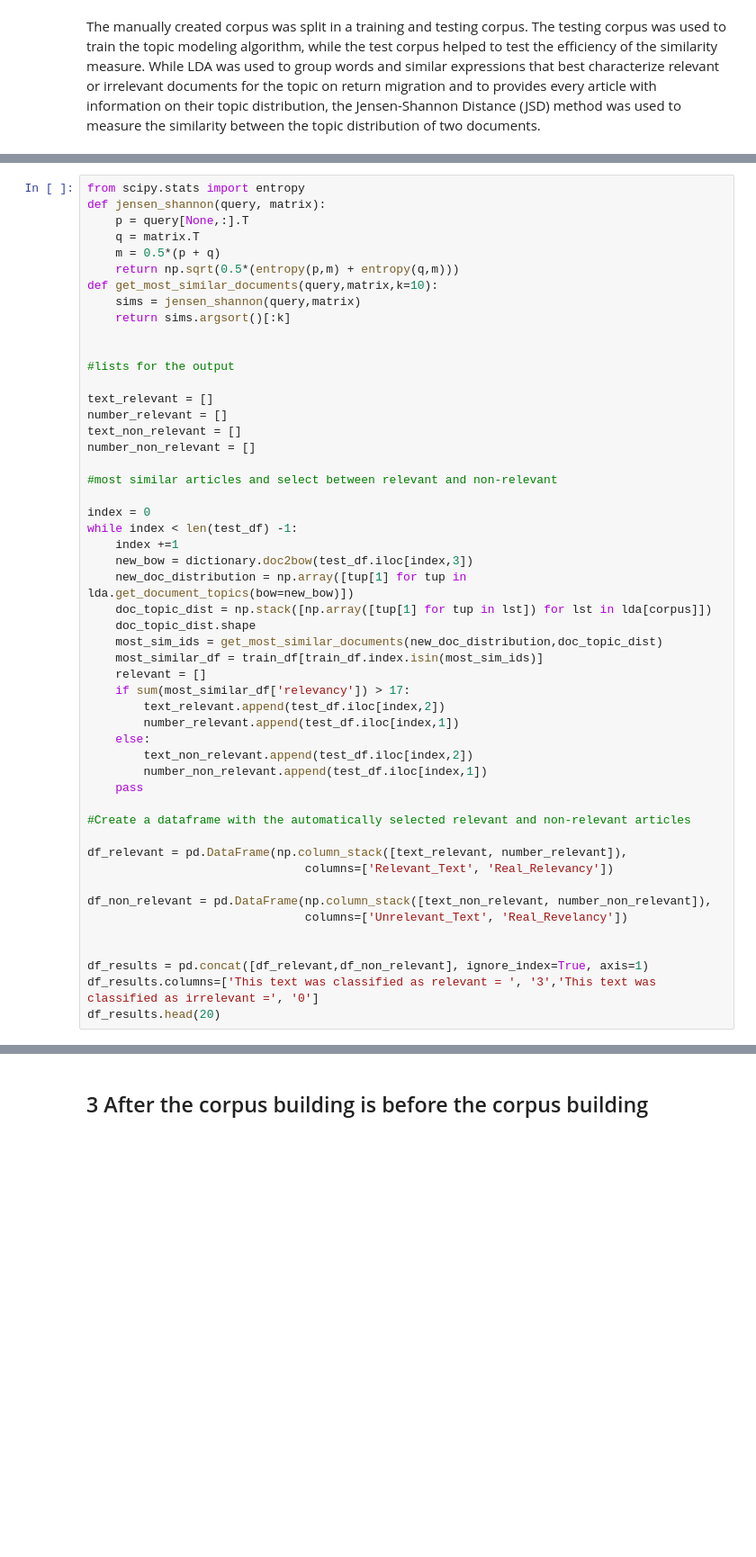
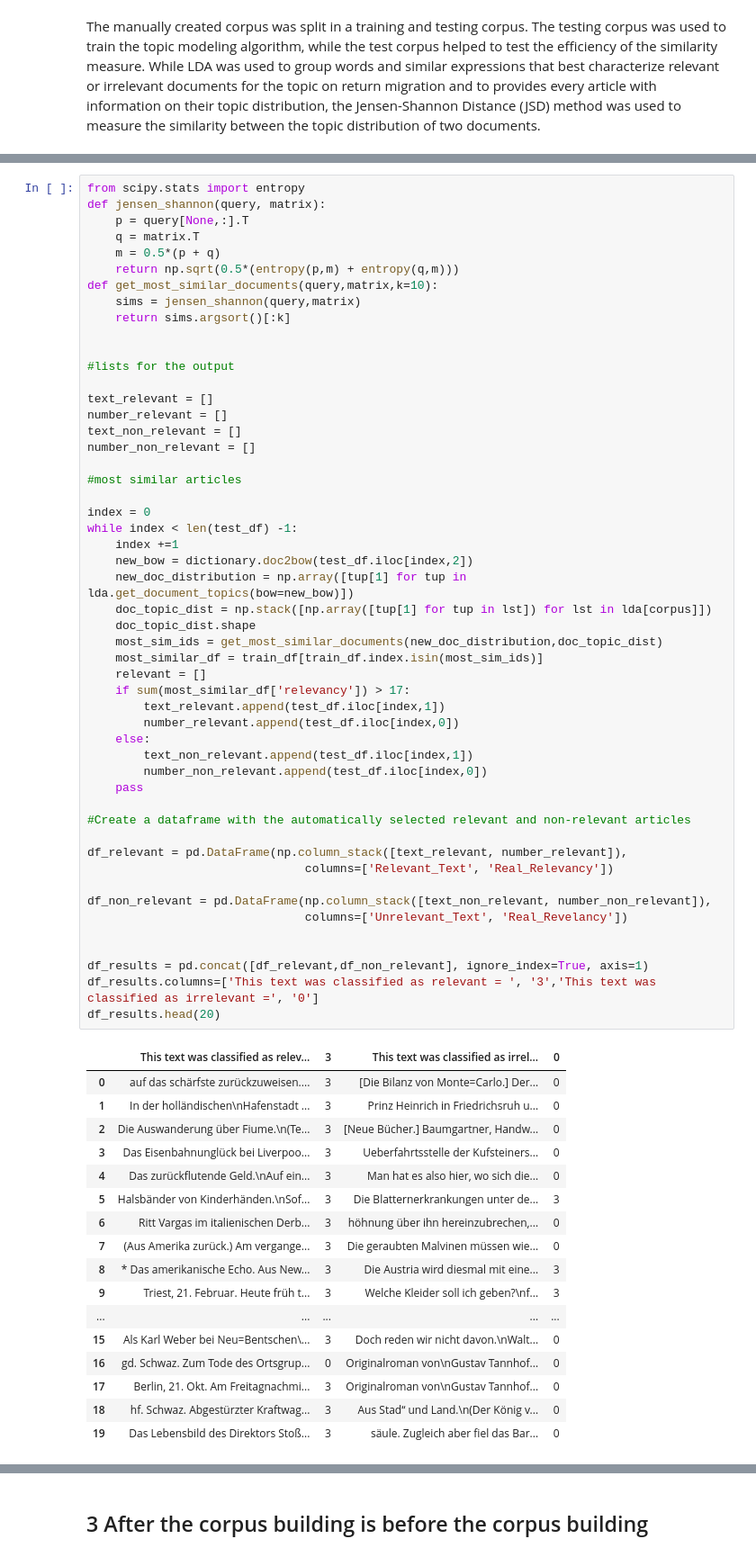
Before and after one commit to soberbichler/Topic-specific-corpus-building_OberbichlerPfanzelter, a Jupyter notebook: news_article_similarity_remigration_notebook.ipynb, the cells around one changed output, grey strips where cells are left out. Shown at 90% size. Saved outputs shown, nothing was run; the diff lists cells and outputs as text; blank space fills up the shorter version.

```diff
--- a/news_article_similarity_remigration_notebook.ipynb
+++ b/news_article_similarity_remigration_notebook.ipynb
@@ -322,36 +333,54 @@ text_relevant = []
 number_relevant = []
 text_non_relevant = []
 number_non_relevant = []
 
-#most similar articles and select between relevant and non-relevant
+#most similar articles
 
 index = 0
 while index < len(test_df) -1:
     index +=1
-    new_bow = dictionary.doc2bow(test_df.iloc[index,3])
+    new_bow = dictionary.doc2bow(test_df.iloc[index,2])
     new_doc_distribution = np.array([tup[1] for tup in lda.get_document_topics(bow=new_bow)])
     doc_topic_dist = np.stack([np.array([tup[1] for tup in lst]) for lst in lda[corpus]])
     doc_topic_dist.shape
     most_sim_ids = get_most_similar_documents(new_doc_distribution,doc_topic_dist)
     most_similar_df = train_df[train_df.index.isin(most_sim_ids)]
     relevant = []
     if sum(most_similar_df['relevancy']) > 17:
-        text_relevant.append(test_df.iloc[index,2])
-        number_relevant.append(test_df.iloc[index,1])
+        text_relevant.append(test_df.iloc[index,1])
+        number_relevant.append(test_df.iloc[index,0])
     else:
-        text_non_relevant.append(test_df.iloc[index,2])
-        number_non_relevant.append(test_df.iloc[index,1])
+        text_non_relevant.append(test_df.iloc[index,1])
+        number_non_relevant.append(test_df.iloc[index,0])
     pass
 
 #Create a dataframe with the automatically selected relevant and non-relevant articles
 
 df_relevant = pd.DataFrame(np.column_stack([text_relevant, number_relevant]),
                                columns=['Relevant_Text', 'Real_Relevancy'])
 
 df_non_relevant = pd.DataFrame(np.column_stack([text_non_relevant, number_non_relevant]),
                                columns=['Unrelevant_Text', 'Real_Revelancy'])
 
 
 df_results = pd.concat([df_relevant,df_non_relevant], ignore_index=True, axis=1)
 df_results.columns=['This text was classified as relevant = ', '3','This text was classified as irrelevant =', '0']
 df_results.head(20)
+# %% [output]
+|  | This text was classified as relev... | 3 | This text was classified as irrel... | 0 |
+| 0 | auf das schärfste zurückzuweisen.... | 3 | [Die Bilanz von Monte=Carlo.] Der... | 0 |
+| 1 | In der holländischen\nHafenstadt ... | 3 | Prinz Heinrich in Friedrichsruh u... | 0 |
+| 2 | Die Auswanderung über Fiume.\n(Te... | 3 | [Neue Bücher.] Baumgartner, Handw... | 0 |
+| 3 | Das Eisenbahnunglück bei Liverpoo... | 3 | Ueberfahrtsstelle der Kufsteiners... | 0 |
+| 4 | Das zurückflutende Geld.\nAuf ein... | 3 | Man hat es also hier, wo sich die... | 0 |
+| 5 | Halsbänder von Kinderhänden.\nSof... | 3 | Die Blatternerkrankungen unter de... | 3 |
+| 6 | Ritt Vargas im italienischen Derb... | 3 | höhnung über ihn hereinzubrechen,... | 0 |
+| 7 | (Aus Amerika zurück.) Am vergange... | 3 | Die geraubten Malvinen müssen wie... | 0 |
+| 8 | * Das amerikanische Echo. Aus New... | 3 | Die Austria wird diesmal mit eine... | 3 |
+| 9 | Triest, 21. Februar. Heute früh t... | 3 | Welche Kleider soll ich geben?\nf... | 3 |
+| ... | ... | ... | ... | ... |
+| 15 | Als Karl Weber bei Neu=Bentschen\... | 3 | Doch reden wir nicht davon.\nWalt... | 0 |
+| 16 | gd. Schwaz. Zum Tode des Ortsgrup... | 0 | Originalroman von\nGustav Tannhof... | 0 |
+| 17 | Berlin, 21. Okt. Am Freitagnachmi... | 3 | Originalroman von\nGustav Tannhof... | 0 |
+| 18 | hf. Schwaz. Abgestürzter Kraftwag... | 3 | Aus Stad“ und Land.\n(Der König v... | 0 |
+| 19 | Das Lebensbild des Direktors Stoß... | 3 | säule. Zugleich aber fiel das Bar... | 0 |
```
Also changed, not shown: parts of 41 cells of this notebook.
